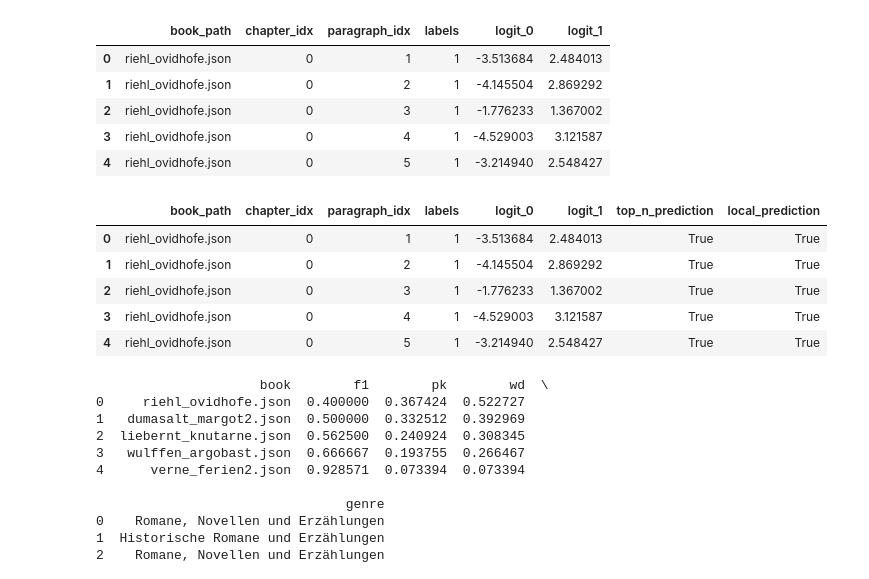
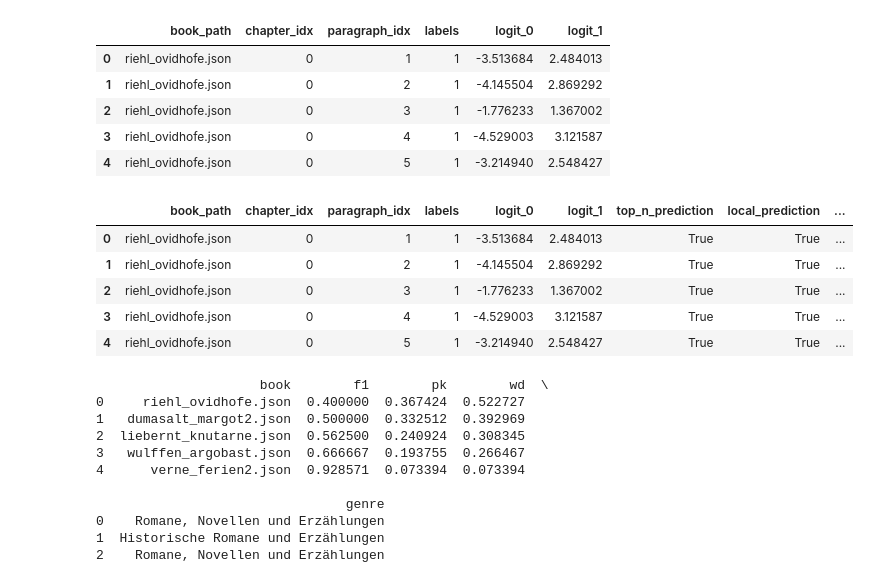
Before and after one commit to MzudemO/chapter-segmentation, a Jupyter notebook: onetime_scripts/evaluate_predictions.ipynb, the cells around one changed output. Cells and saved outputs as stored; diff of their text form; code cells hidden in the pictures.

```diff
--- a/onetime_scripts/evaluate_predictions.ipynb
+++ b/onetime_scripts/evaluate_predictions.ipynb
@@ -25,29 +25,31 @@ df.head()
 # %%
 def add_predictions(df: pd.DataFrame) -> pd.DataFrame:
     df = df.copy()
     df["top_n_prediction"] = pd.Series([True for _ in range(len(df))])
     for book in tqdm(df["book_path"].unique()):
         book_df = df[df["book_path"] == book]
         predicted_chapters = book_df.sort_values("logit_0", ascending=False)[
             : len(book_df[book_df["labels"] == 0])
         ]
         for row in predicted_chapters.iterrows():
             df.loc[row[0], "top_n_prediction"] = False  # chapter break is class 0
-    df["local_prediction"] = pd.Series([True for _ in range(len(df))])
-    for idx, row in df.iterrows():
-        df.loc[idx, "local_prediction"] = row["logit_0"] < row["logit_1"]
+    # df["local_prediction"] = pd.Series([True for _ in range(len(df))])
+    # for idx, row in df.iterrows():
+    #     df.loc[idx, "local_prediction"] = row["logit_0"] < row["logit_1"]
+    df["local_prediction"] = df["logit_0"] < df["logit_1"]
+    df["threshold_prediction"] = (pred_df["logit_0"] - pred_df["logit_0"].min())/(pred_df["logit_0"].max() - pred_df["logit_0"].min()) <= 0.9
 
     return df
 
 pred_df = add_predictions(df)
 pred_df.head()
 # %% [output]
-|  | book_path | chapter_idx | paragraph_idx | labels | logit_0 | logit_1 | top_n_prediction | local_prediction |
-| 0 | riehl_ovidhofe.json | 0 | 1 | 1 | -3.513684 | 2.484013 | True | True |
-| 1 | riehl_ovidhofe.json | 0 | 2 | 1 | -4.145504 | 2.869292 | True | True |
-| 2 | riehl_ovidhofe.json | 0 | 3 | 1 | -1.776233 | 1.367002 | True | True |
-| 3 | riehl_ovidhofe.json | 0 | 4 | 1 | -4.529003 | 3.121587 | True | True |
-| 4 | riehl_ovidhofe.json | 0 | 5 | 1 | -3.214940 | 2.548427 | True | True |
+|  | book_path | chapter_idx | paragraph_idx | labels | logit_0 | logit_1 | top_n_prediction | local_prediction | ... |
+| 0 | riehl_ovidhofe.json | 0 | 1 | 1 | -3.513684 | 2.484013 | True | True | ... |
+| 1 | riehl_ovidhofe.json | 0 | 2 | 1 | -4.145504 | 2.869292 | True | True | ... |
+| 2 | riehl_ovidhofe.json | 0 | 3 | 1 | -1.776233 | 1.367002 | True | True | ... |
+| 3 | riehl_ovidhofe.json | 0 | 4 | 1 | -4.529003 | 3.121587 | True | True | ... |
+| 4 | riehl_ovidhofe.json | 0 | 5 | 1 | -3.214940 | 2.548427 | True | True | ... |
 # %%
 import json
 from sklearn.metrics import f1_score
```
Also changed, not shown: parts of 9 cells of this notebook, 2 other files.
